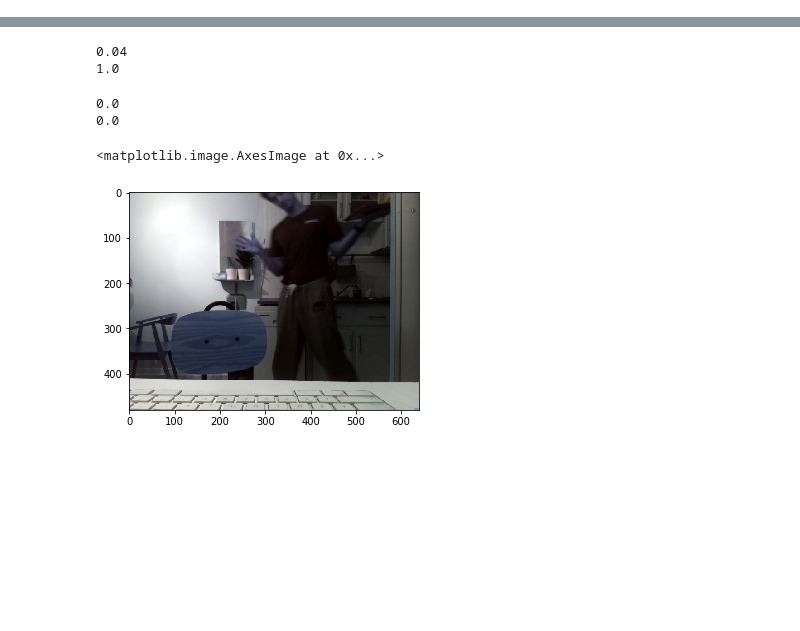
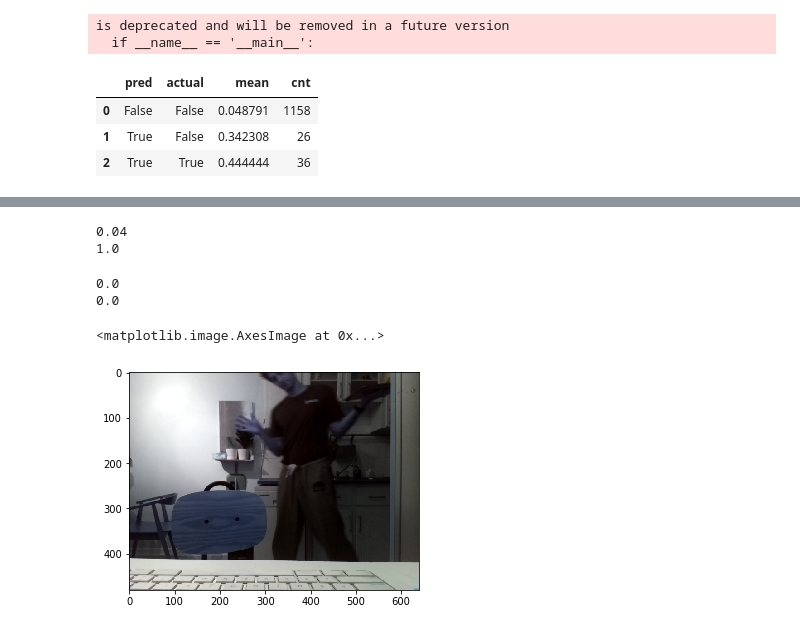
Before and after one commit to ian-whitestone/rpi-security-system, a Jupyter notebook: analysis/analysis.ipynb, the cells around one changed output, grey strips where cells are left out. Drawn from its saved outputs; the diff is of its cells as text; code cells hidden in the pictures; blank space fills up the shorter version.

```diff
--- a/analysis/analysis.ipynb
+++ b/analysis/analysis.ipynb
@@ -5,0 +72,9 @@ from matplotlib import pyplot as plt
+# %%
+df.groupby(['pred', 'actual']).pir_10.agg({'mean': 'mean', 'cnt': 'count'}).reset_index()
+# %% [output]
+is deprecated and will be removed in a future version
+  if __name__ == '__main__':
+|  | pred | actual | mean | cnt |
+| 0 | False | False | 0.048791 | 1158 |
+| 1 | True | False | 0.342308 | 26 |
+| 2 | True | True | 0.444444 | 36 |
```
Also changed, not shown: parts of 16 cells of this notebook, 2 other files.
